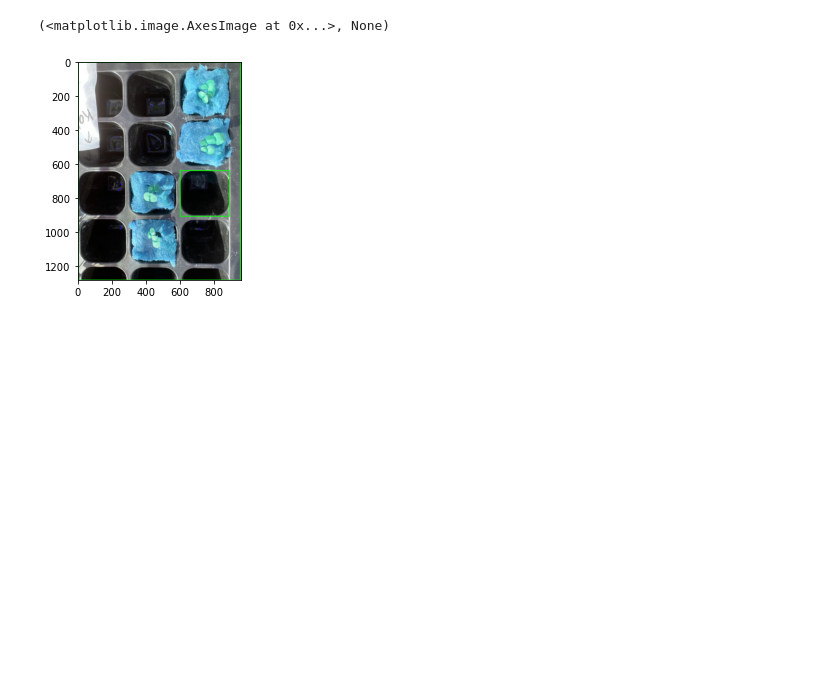
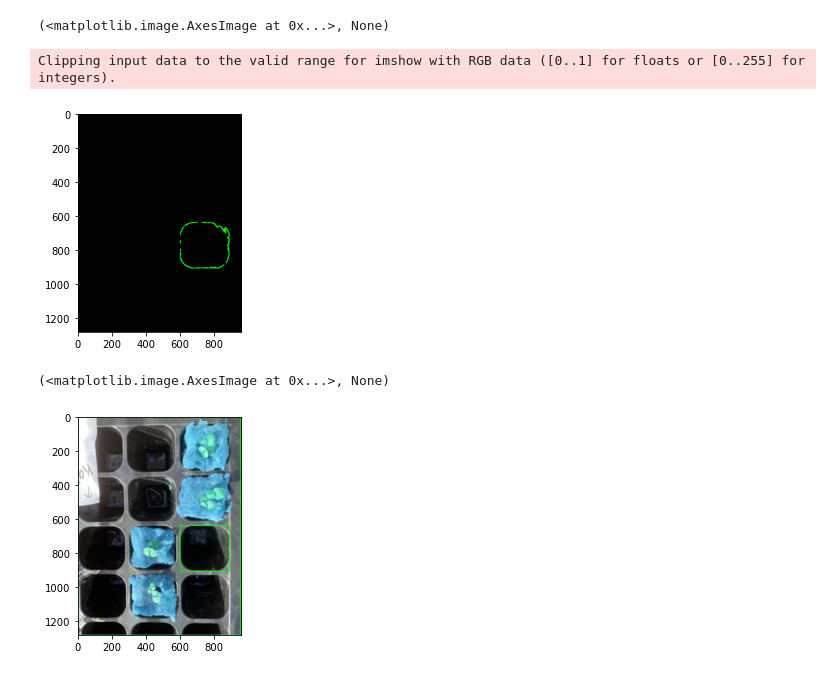
Before and after one commit to jonaskaz/plant-vision, a Jupyter notebook: squares.ipynb, the cells around one changed output. Drawn from its saved outputs; the diff is of its cells as text; code cells hidden in the pictures; blank space fills up the shorter version.

```diff
--- a/squares.ipynb
+++ b/squares.ipynb
@@ -24,6 +24,26 @@ plt.imshow(img_contours,'gray'),plt.show()
 Clipping input data to the valid range for imshow with RGB data ([0..1] for floats or [0..255] for integers).
 [figure]
 (<matplotlib.image.AxesImage at 0x...>, None)
+# %%
+max_contour = contours[0]
+for contour in contours:
+    if cv2.contourArea(contour)>cv2.contourArea(max_contour) and cv2.contourArea(contour) < 100000:
+        max_contour=contour
+
+contour=max_contour
+approx=cv2.approxPolyDP(contour, 0.01*cv2.arcLength(contour,True),True)
+x,y,w,h=cv2.boundingRect(approx)
+square = cv2.rectangle(img,(x,y),(x+w,y+h),(0,255,0),4)
+
+img_contour = np.zeros(img.shape)
+# draw the contours on the empty image
+cv2.drawContours(img_contour, contour, -1, (0,255,0), 5)
+
+plt.imshow(img_contour,'gray'),plt.show()
+# %% [output]
+Clipping input data to the valid range for imshow with RGB data ([0..1] for floats or [0..255] for integers).
+[figure, added]
+(<matplotlib.image.AxesImage at 0x...>, None)
 # %%
 plt.imshow(img)
 plt.show()
```
Also changed, not shown: parts of 2 cells of this notebook.
